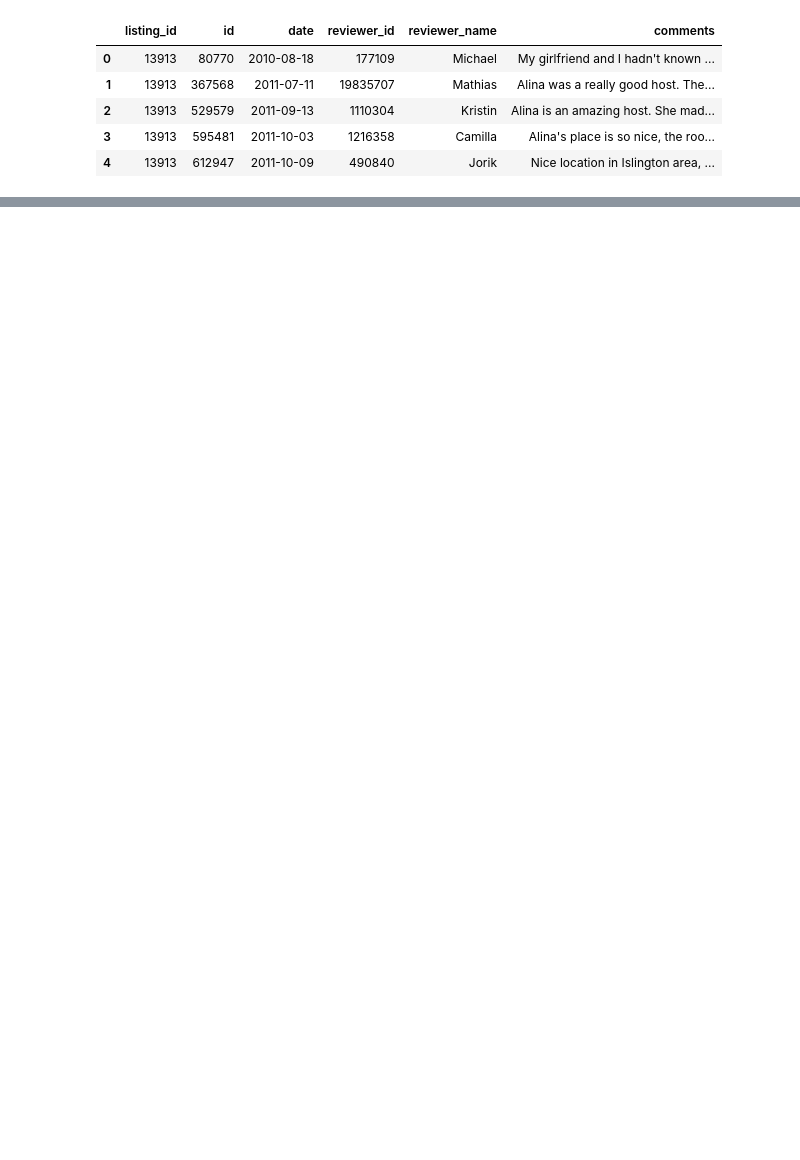
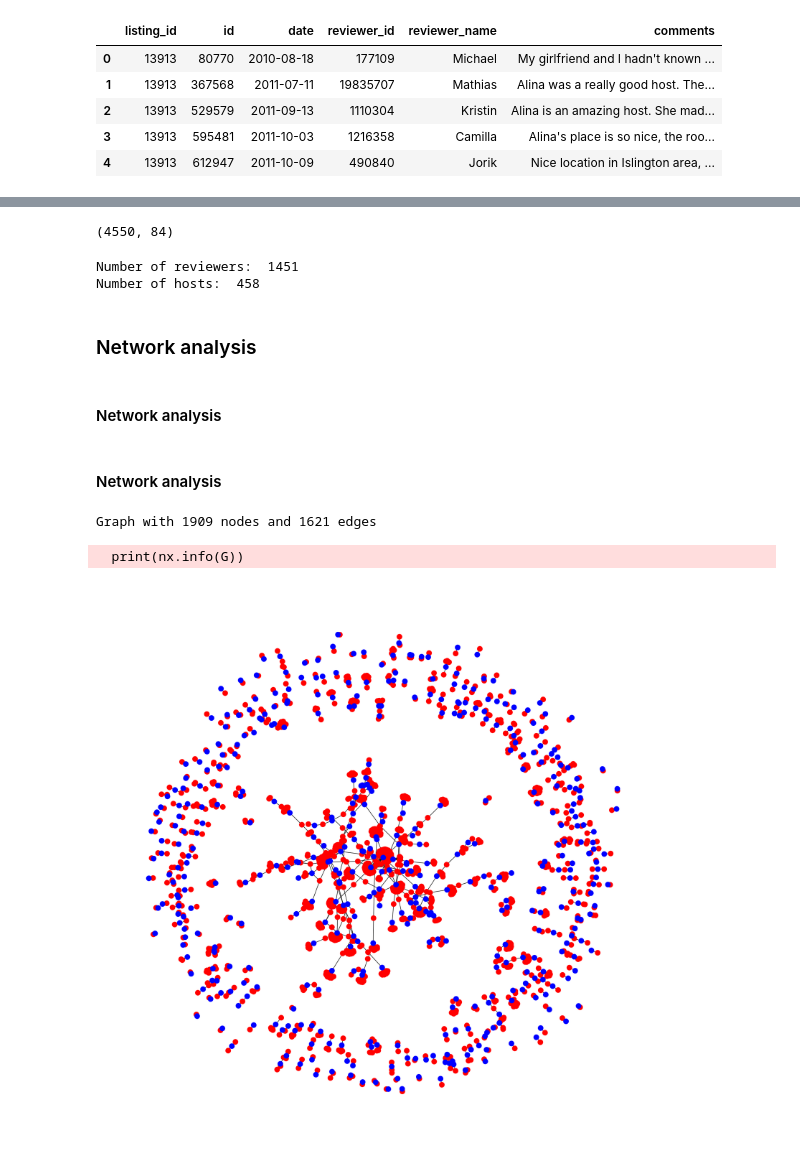
Before and after one commit to codersneha3012/airbnb, a Jupyter notebook: notebooks/usecase2.ipynb, the cells around one changed output, grey strips where cells are left out. Drawn from its saved outputs; the diff is of its cells as text; code cells hidden in the pictures; blank space fills up the shorter version.

```diff
--- a/notebooks/usecase2.ipynb
+++ b/notebooks/usecase2.ipynb
@@ -71,0 +147,6 @@ Name: reviewer_id, Length: 1145305, dtype: int64
+# %%
+# calculate number of hosts reviewed by reviewer
+reviewer_host_counts = df.groupby(['reviewer_id', 'host_id'])[['id']].count().reset_index().drop(columns=['id']) \
+                         .groupby('reviewer_id')[['host_id']].count().reset_index()
+reviewer_host_counts.rename(columns={'host_id': 'reviewer_host_count'}, inplace=True)
+reviewer_host_counts.head()
@@ -71,0 +160,6 @@ Name: reviewer_id, Length: 1145305, dtype: int64
+# %%
+df = pd.merge(df, host_review_counts, how='left', on='host_id')
+df = pd.merge(df, reviewer_review_counts, how='left', on='reviewer_id')
+df = pd.merge(df, host_listing_counts, how='left', on='host_id')
+df = pd.merge(df, reviewer_host_counts, how='left', on='reviewer_id')
+df.shape
@@ -71,0 +190,18 @@ Name: reviewer_id, Length: 1145305, dtype: int64
+# %%
+subset = df[df.duplicated(subset=['host_id', 'reviewer_id'], keep=False)].copy()
+subset = subset[subset.host_listing_count >= 5]
+subset = subset[subset.reviewer_host_count > 2]
+subset.drop_duplicates(subset=['host_id', 'reviewer_id', 'listing_id', 'date'], keep=False, inplace=True)
+subset.shape
+# %% [output]
+(4550, 84)
+# %%
+print('Number of reviewers: ', len(subset.reviewer_id.unique()))
+print('Number of hosts: ', len(subset.host_id.unique()))
+# %% [output]
+Number of reviewers:  1451
+Number of hosts:  458
+# %% [markdown]
+### Network analysis
+# %% [markdown]
+#### Network analysis
@@ -71,0 +231,27 @@ Name: reviewer_id, Length: 1145305, dtype: int64
+# %% [markdown]
+#### Network analysis
+# %%
+G = nx.Graph()
+G.add_nodes_from(subset.reviewer_id.unique(), bipartite=0)
+G.add_nodes_from(subset.host_id.unique(), bipartite=1)
+G.add_edges_from(subset[['reviewer_id', 'host_id']].values)
+# %%
+print(nx.info(G))
+# %% [output]
+Graph with 1909 nodes and 1621 edges
+  print(nx.info(G))
+# %%
+# nodes
+reviewer_nodes = subset.reviewer_id.unique()
+host_nodes = subset.host_id.unique()
+
+# create plot
+plt.figure(figsize=(20, 20))
+pos = nx.spring_layout(G, seed=1)
+nx.draw_networkx_nodes(G, pos, node_size=100, node_color=['red']*len(reviewer_nodes) +
+        ['blue']*(len(host_nodes)))
+nx.draw_networkx_edges(G, pos, width=1)
+plt.axis("off")
+plt.show()
+# %% [output]
+[figure, added]
```
Also changed, not shown: parts of 40 cells of this notebook, 2 other files.
